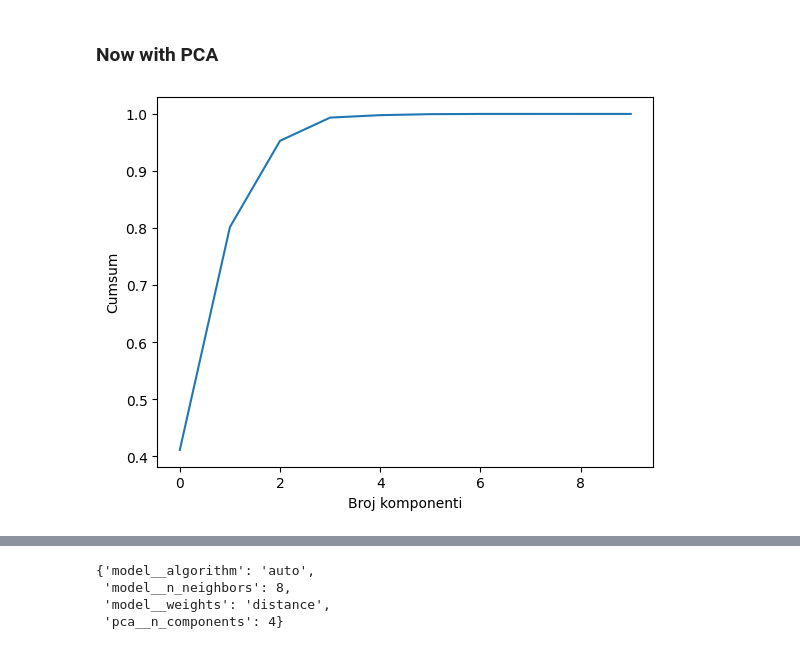
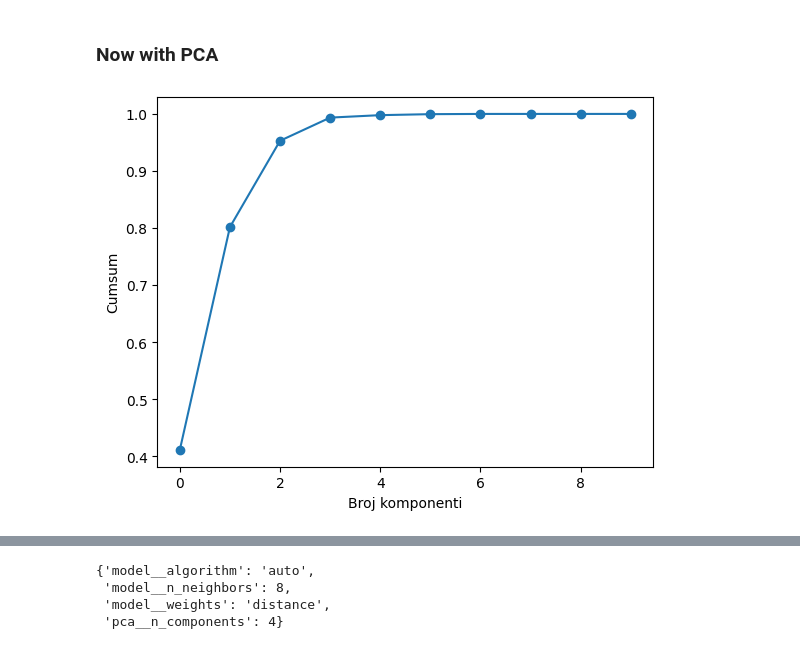
Before and after one commit to MATF-istrazivanje-podataka-1/2023_Data_Mining_Diamonds_Dataset, a Jupyter notebook: Classification/KNearestNeighbours.ipynb, the cells around one changed output, grey strips where cells are left out. Drawn from its saved outputs; the diff is of its cells as text; code cells hidden in the pictures.

```diff
--- a/Classification/KNearestNeighbours.ipynb
+++ b/Classification/KNearestNeighbours.ipynb
@@ -221,15 +221,15 @@ Matrica konfuzije:
 # %%
 pca = PCA()
 
 X_train_pca = pca.fit_transform(X_train)
 
 plt.figure()
-plt.plot(np.cumsum(pca.explained_variance_ratio_))
+plt.plot(np.cumsum(pca.explained_variance_ratio_), marker='o')
 plt.xlabel('Broj komponenti')
 plt.ylabel('Cumsum')
 plt.show()
 # %% [output]
-[figure, old version]
+[figure, new version]
 # %%
 knn_pca = Pipeline([
     ('pca', PCA()),
```
Also changed, not shown: parts of 2 cells of this notebook, 11 other files.
